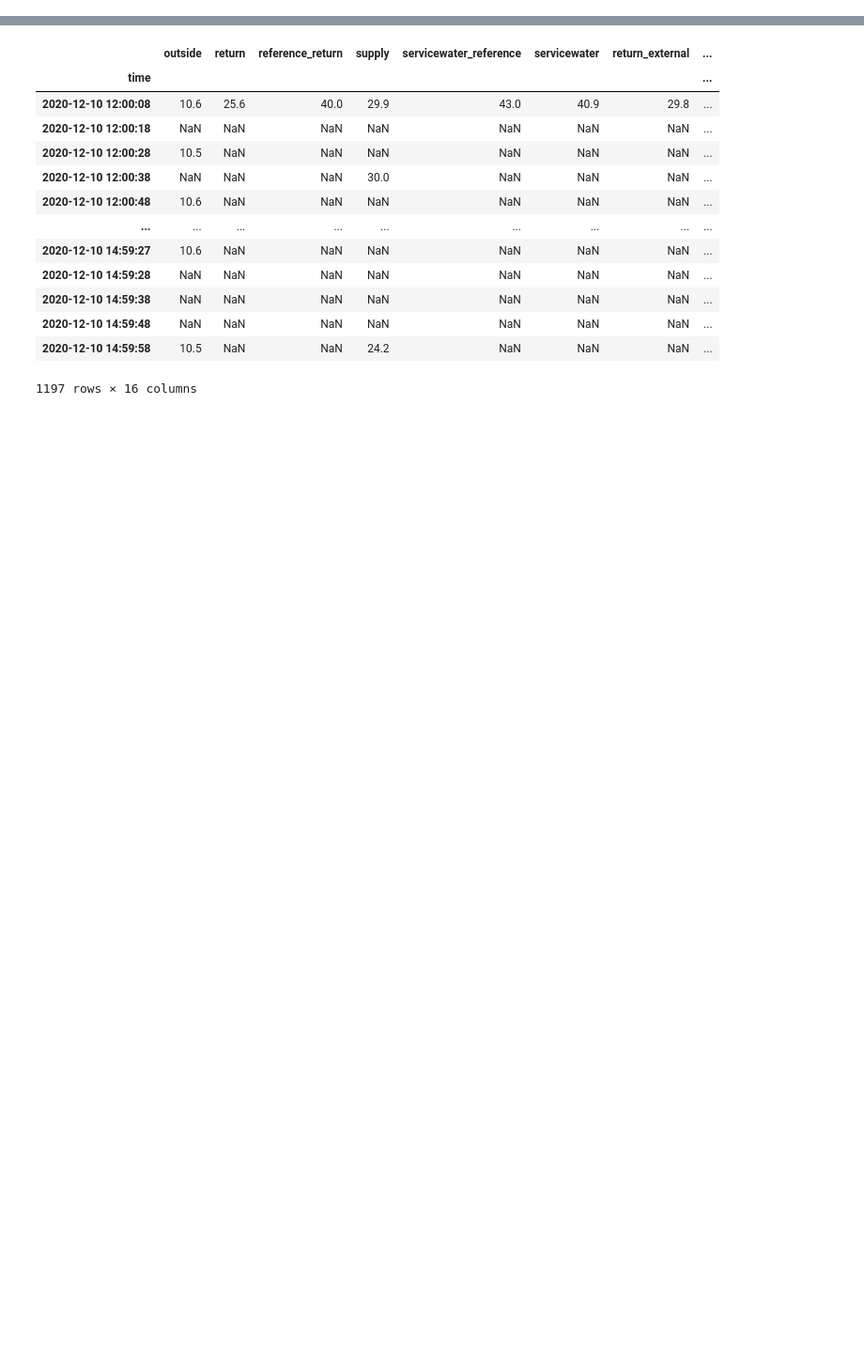
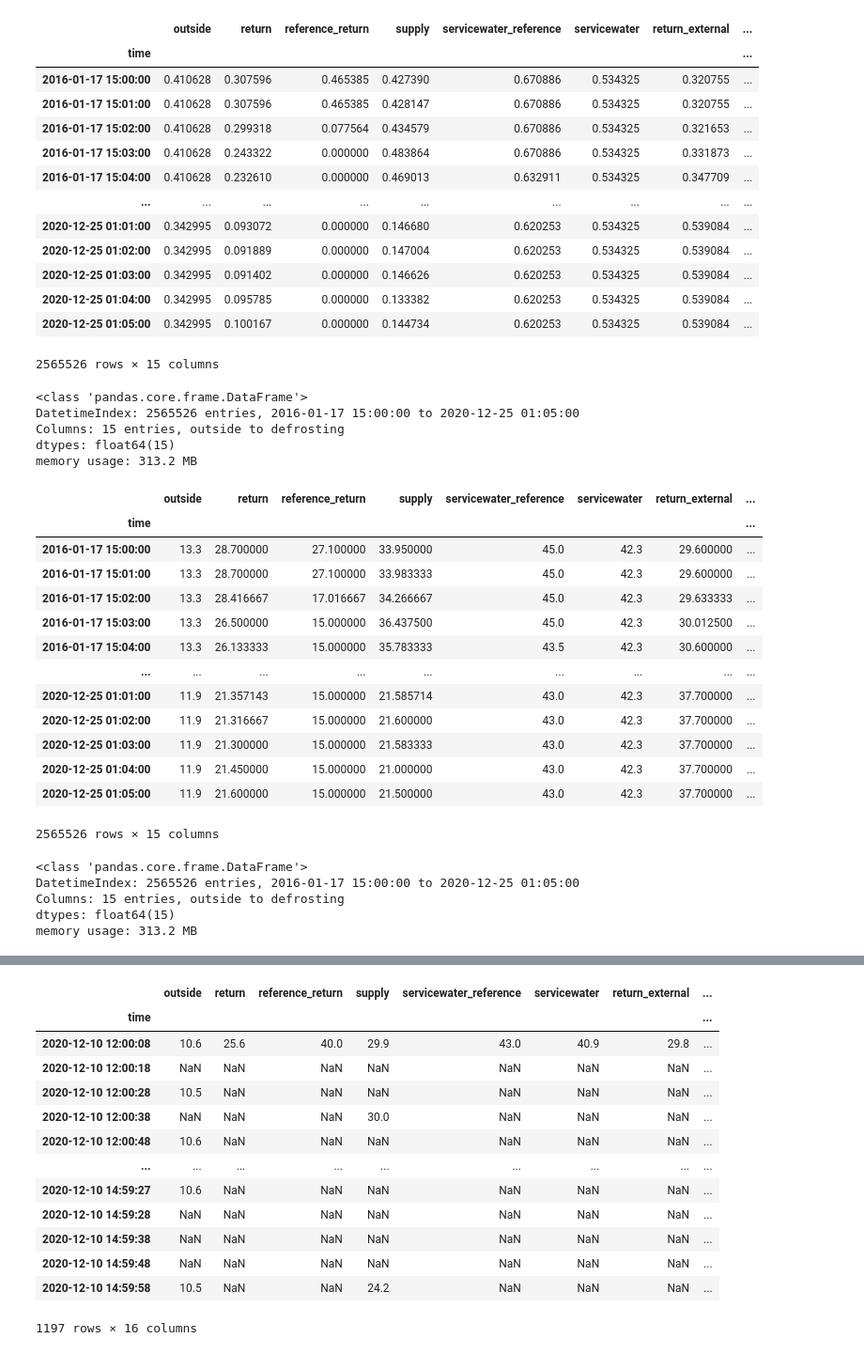
Before and after one commit to ccbur/deep-heatpump-analyzer, a Jupyter notebook: aggregate.ipynb, the cells around one changed output, grey strips where cells are left out. Shown at 94% size. Drawn from its saved outputs; the diff is of its cells as text; code cells hidden in the pictures; blank space fills up the shorter version.

```diff
--- a/aggregate.ipynb
+++ b/aggregate.ipynb
@@ -186,0 +159,46 @@ memory usage: 496.0 MB
+# %%
+resampled_df = merged_df.sparse.to_dense().ffill().resample('1Min').mean().dropna()
+normalized_df=(resampled_df-resampled_df.min())/(resampled_df.max()-resampled_df.min())
+display(normalized_df)
+normalized_df.info(verbose=False, memory_usage="deep")
+display(resampled_df)
+resampled_df.info(verbose=False, memory_usage="deep")
+# %% [output]
+|  | outside | return | reference_return | supply | servicewater_reference | servicewater | return_external | ... |
+| time |  |  |  |  |  |  |  | ... |
+| 2016-01-17 15:00:00 | 0.410628 | 0.307596 | 0.465385 | 0.427390 | 0.670886 | 0.534325 | 0.320755 | ... |
+| 2016-01-17 15:01:00 | 0.410628 | 0.307596 | 0.465385 | 0.428147 | 0.670886 | 0.534325 | 0.320755 | ... |
+| 2016-01-17 15:02:00 | 0.410628 | 0.299318 | 0.077564 | 0.434579 | 0.670886 | 0.534325 | 0.321653 | ... |
+| 2016-01-17 15:03:00 | 0.410628 | 0.243322 | 0.000000 | 0.483864 | 0.670886 | 0.534325 | 0.331873 | ... |
+| 2016-01-17 15:04:00 | 0.410628 | 0.232610 | 0.000000 | 0.469013 | 0.632911 | 0.534325 | 0.347709 | ... |
+| ... | ... | ... | ... | ... | ... | ... | ... | ... |
+| 2020-12-25 01:01:00 | 0.342995 | 0.093072 | 0.000000 | 0.146680 | 0.620253 | 0.534325 | 0.539084 | ... |
+| 2020-12-25 01:02:00 | 0.342995 | 0.091889 | 0.000000 | 0.147004 | 0.620253 | 0.534325 | 0.539084 | ... |
+| 2020-12-25 01:03:00 | 0.342995 | 0.091402 | 0.000000 | 0.146626 | 0.620253 | 0.534325 | 0.539084 | ... |
+| 2020-12-25 01:04:00 | 0.342995 | 0.095785 | 0.000000 | 0.133382 | 0.620253 | 0.534325 | 0.539084 | ... |
+| 2020-12-25 01:05:00 | 0.342995 | 0.100167 | 0.000000 | 0.144734 | 0.620253 | 0.534325 | 0.539084 | ... |
+2565526 rows × 15 columns
+<class 'pandas.core.frame.DataFrame'>
+DatetimeIndex: 2565526 entries, 2016-01-17 15:00:00 to 2020-12-25 01:05:00
+Columns: 15 entries, outside to defrosting
+dtypes: float64(15)
+memory usage: 313.2 MB
+|  | outside | return | reference_return | supply | servicewater_reference | servicewater | return_external | ... |
+| time |  |  |  |  |  |  |  | ... |
+| 2016-01-17 15:00:00 | 13.3 | 28.700000 | 27.100000 | 33.950000 | 45.0 | 42.3 | 29.600000 | ... |
+| 2016-01-17 15:01:00 | 13.3 | 28.700000 | 27.100000 | 33.983333 | 45.0 | 42.3 | 29.600000 | ... |
+| 2016-01-17 15:02:00 | 13.3 | 28.416667 | 17.016667 | 34.266667 | 45.0 | 42.3 | 29.633333 | ... |
+| 2016-01-17 15:03:00 | 13.3 | 26.500000 | 15.000000 | 36.437500 | 45.0 | 42.3 | 30.012500 | ... |
+| 2016-01-17 15:04:00 | 13.3 | 26.133333 | 15.000000 | 35.783333 | 43.5 | 42.3 | 30.600000 | ... |
+| ... | ... | ... | ... | ... | ... | ... | ... | ... |
+| 2020-12-25 01:01:00 | 11.9 | 21.357143 | 15.000000 | 21.585714 | 43.0 | 42.3 | 37.700000 | ... |
+| 2020-12-25 01:02:00 | 11.9 | 21.316667 | 15.000000 | 21.600000 | 43.0 | 42.3 | 37.700000 | ... |
+| 2020-12-25 01:03:00 | 11.9 | 21.300000 | 15.000000 | 21.583333 | 43.0 | 42.3 | 37.700000 | ... |
+| 2020-12-25 01:04:00 | 11.9 | 21.450000 | 15.000000 | 21.000000 | 43.0 | 42.3 | 37.700000 | ... |
+| 2020-12-25 01:05:00 | 11.9 | 21.600000 | 15.000000 | 21.500000 | 43.0 | 42.3 | 37.700000 | ... |
+2565526 rows × 15 columns
+<class 'pandas.core.frame.DataFrame'>
+DatetimeIndex: 2565526 entries, 2016-01-17 15:00:00 to 2020-12-25 01:05:00
+Columns: 15 entries, outside to defrosting
+dtypes: float64(15)
+memory usage: 313.2 MB
```
Also changed, not shown: parts of 24 cells of this notebook.
